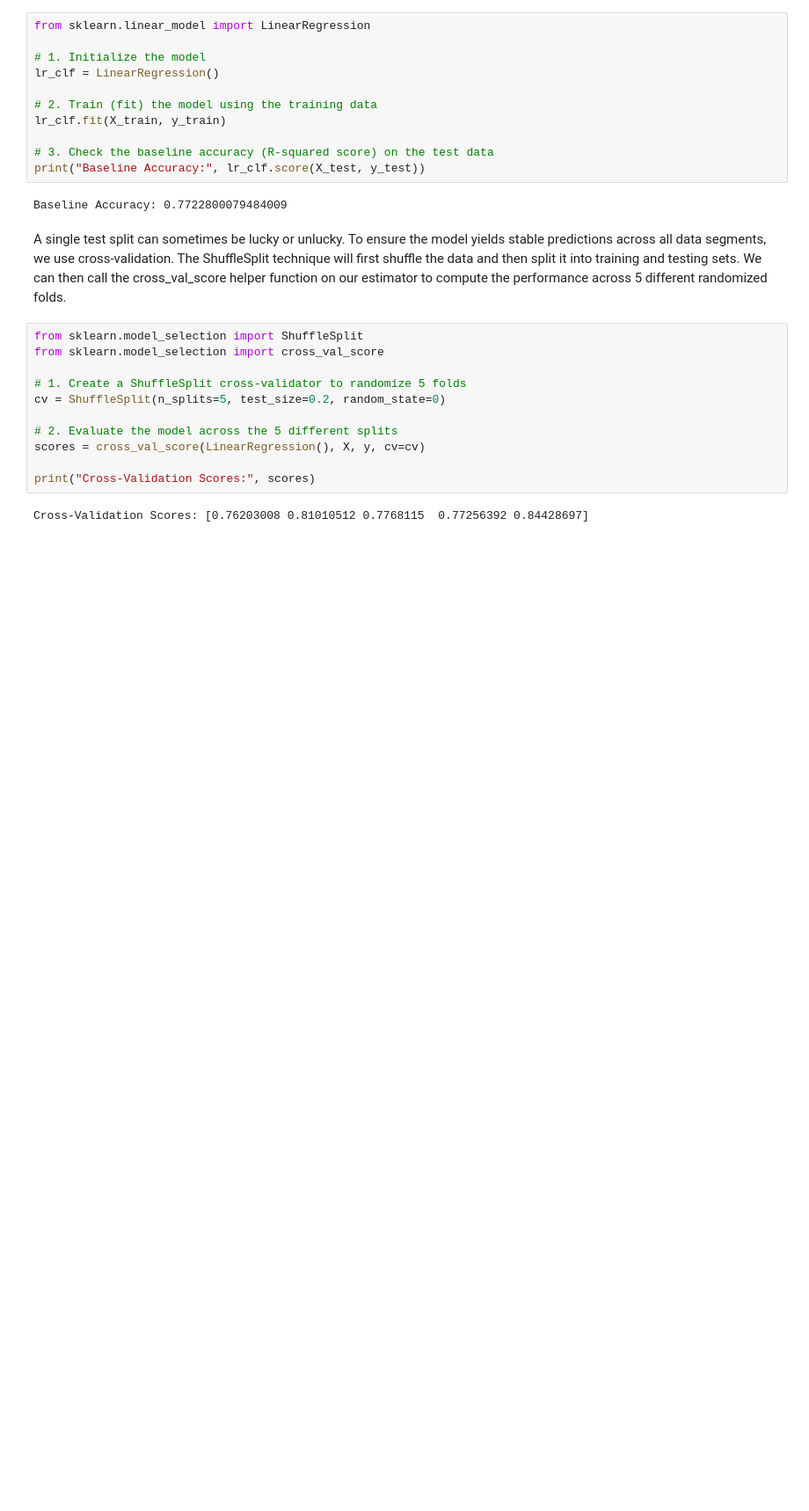
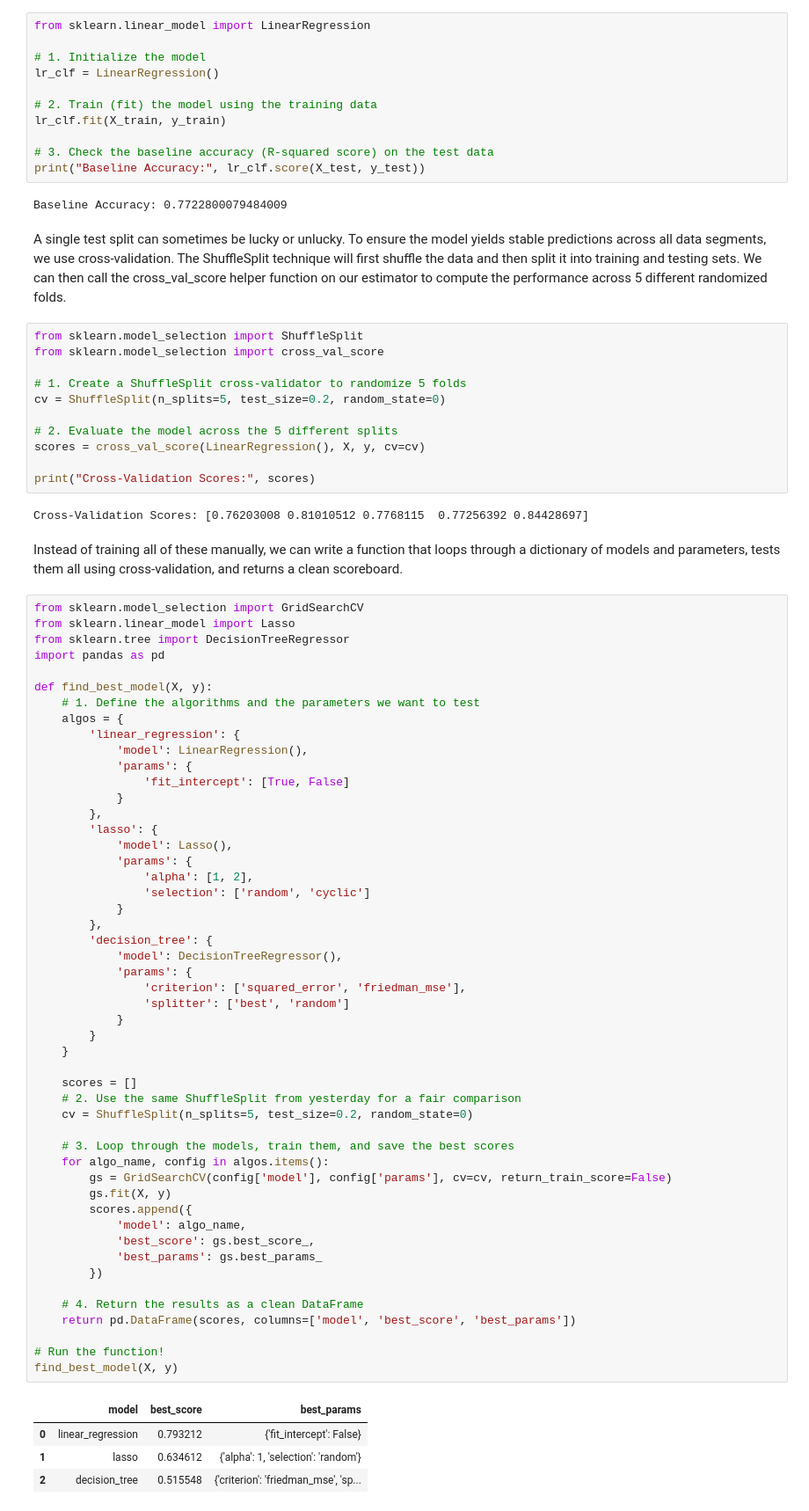
Before and after one commit to Hemanthm5678/bengaluru-housing-eda, a Jupyter notebook: notebooks/01_data_cleaning.ipynb, the cells around one changed output. Shown at 88% size. Cells and saved outputs as stored; diff of their text form; blank space fills up the shorter version.

Commit message:
complete day 6 model optimization and prediction logic

```diff
--- a/notebooks/01_data_cleaning.ipynb
+++ b/notebooks/01_data_cleaning.ipynb
@@ -313,3 +313,60 @@ scores = cross_val_score(LinearRegression(), X, y, cv=cv)
 print("Cross-Validation Scores:", scores)
 # %% [output]
 Cross-Validation Scores: [0.76203008 0.81010512 0.7768115  0.77256392 0.84428697]
+# %% [markdown]
+Instead of training all of these manually, we can write a function that loops through a dictionary of models and parameters, tests them all using cross-validation, and returns a clean scoreboard.
+# %%
+from sklearn.model_selection import GridSearchCV
+from sklearn.linear_model import Lasso
+from sklearn.tree import DecisionTreeRegressor
+import pandas as pd
+
+def find_best_model(X, y):
+    # 1. Define the algorithms and the parameters we want to test
+    algos = {
+        'linear_regression': {
+            'model': LinearRegression(),
+            'params': {
+                'fit_intercept': [True, False]
+            }
+        },
+        'lasso': {
+            'model': Lasso(),
+            'params': {
+                'alpha': [1, 2],
+                'selection': ['random', 'cyclic']
+            }
+        },
+        'decision_tree': {
+            'model': DecisionTreeRegressor(),
+            'params': {
+                'criterion': ['squared_error', 'friedman_mse'],
+                'splitter': ['best', 'random']
+            }
+        }
+    }
+
+    scores = []
+    # 2. Use the same ShuffleSplit from yesterday for a fair comparison
+    cv = ShuffleSplit(n_splits=5, test_size=0.2, random_state=0)
+
+    # 3. Loop through the models, train them, and save the best scores
+    for algo_name, config in algos.items():
+        gs = GridSearchCV(config['model'], config['params'], cv=cv, return_train_score=False)
+        gs.fit(X, y)
+        scores.append({
+            'model': algo_name,
+            'best_score': gs.best_score_,
+            'best_params': gs.best_params_
+        })
+
+    # 4. Return the results as a clean DataFrame
+    return pd.DataFrame(scores, columns=['model', 'best_score', 'best_params'])
+
+# Run the function!
+find_best_model(X, y)
+# %% [output]
+|  | model | best_score | best_params |
+| 0 | linear_regression | 0.793212 | {'fit_intercept': False} |
+| 1 | lasso | 0.634612 | {'alpha': 1, 'selection': 'random'} |
+| 2 | decision_tree | 0.515548 | {'criterion': 'friedman_mse', 'sp... |
```
Also changed, not shown: parts of 2 cells of this notebook.
